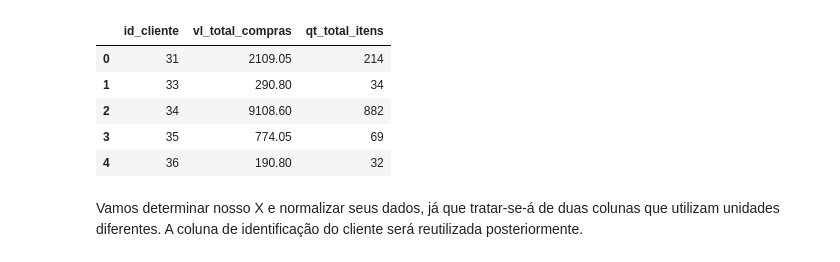
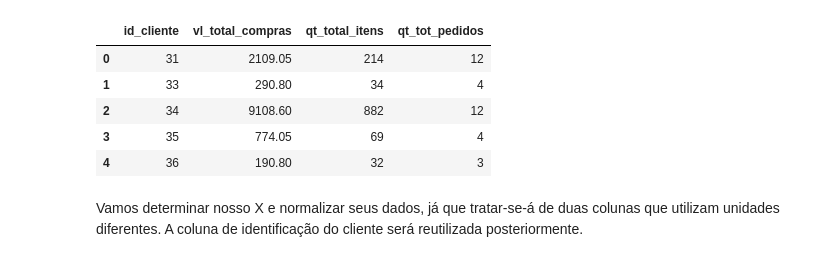
Before and after one commit to lgalicki/tcc-pos-ciecia-de-dados-pucmg, a Jupyter notebook: 3 - Detecção de outliers com agrupamento DBSCAN.ipynb, the cells around one changed output. Saved outputs shown, nothing was run; the diff lists cells and outputs as text; code cells hidden in the pictures.

```diff
--- a/3 - Detecção de outliers com agrupamento DBSCAN.ipynb
+++ b/3 - Detecção de outliers com agrupamento DBSCAN.ipynb
@@ -12,15 +13,15 @@ from sklearn.preprocessing import StandardScaler
 from sklearn.cluster import DBSCAN
 # %%
 df = pd.read_csv('arquivos/clientes_final.csv')
-df = df.filter(['id_cliente','vl_total_compras','qt_total_itens'])
+df = df.filter(['id_cliente','vl_total_compras','qt_total_itens','qt_tot_pedidos'])
 df.head()
 # %% [output]
-|  | id_cliente | vl_total_compras | qt_total_itens |
-| 0 | 31 | 2109.05 | 214 |
-| 1 | 33 | 290.80 | 34 |
-| 2 | 34 | 9108.60 | 882 |
-| 3 | 35 | 774.05 | 69 |
-| 4 | 36 | 190.80 | 32 |
+|  | id_cliente | vl_total_compras | qt_total_itens | qt_tot_pedidos |
+| 0 | 31 | 2109.05 | 214 | 12 |
+| 1 | 33 | 290.80 | 34 | 4 |
+| 2 | 34 | 9108.60 | 882 | 12 |
+| 3 | 35 | 774.05 | 69 | 4 |
+| 4 | 36 | 190.80 | 32 | 3 |
 # %% [markdown]
 Vamos determinar nosso X e normalizar seus dados, já que tratar-se-á de duas colunas que utilizam unidades diferentes. A coluna de identificação do cliente será reutilizada posteriormente.
 # %%
```
Also changed, not shown: parts of 17 cells of this notebook.
